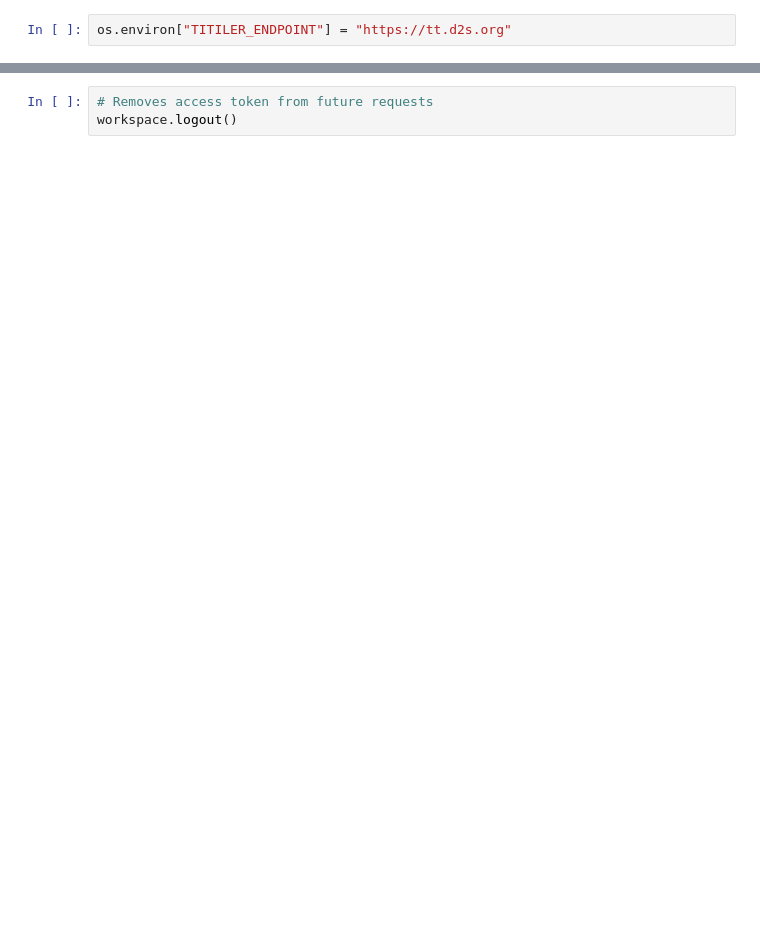
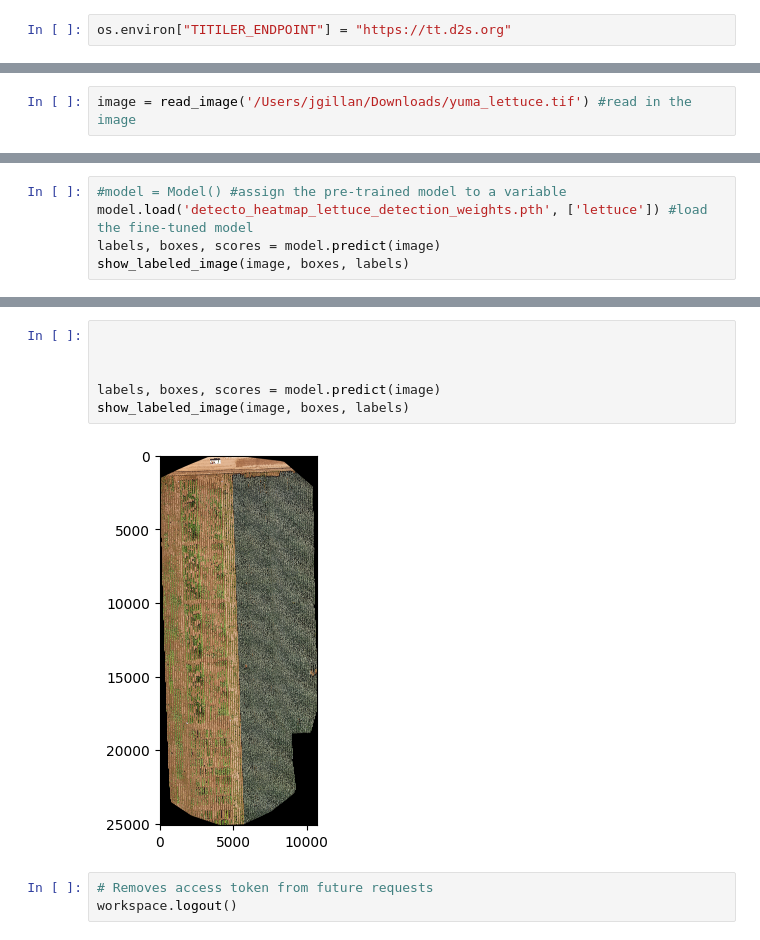
Before and after one commit to jeffgillan/data2science, a Jupyter notebook: notebooks/d2s_basics.ipynb, the cells around one changed output, grey strips where cells are left out. Cells and saved outputs as stored; diff of their text form; blank space fills up the shorter version.

```diff
--- a/notebooks/d2s_basics.ipynb
+++ b/notebooks/d2s_basics.ipynb
@@ -127,0 +193,2 @@ Map(center=[20, 0], controls=(ZoomControl(options=['position', 'zoom_in_text', '
+# %%
+image = read_image('/Users/jgillan/Downloads/yuma_lettuce.tif') #read in the image
@@ -127,0 +199,5 @@ Map(center=[20, 0], controls=(ZoomControl(options=['position', 'zoom_in_text', '
+# %%
+#model = Model() #assign the pre-trained model to a variable
+model.load('detecto_heatmap_lettuce_detection_weights.pth', ['lettuce']) #load the fine-tuned model
+labels, boxes, scores = model.predict(image)
+show_labeled_image(image, boxes, labels)
@@ -128,3 +209,11 @@ Map(center=[20, 0], controls=(ZoomControl(options=['position', 'zoom_in_text', '
+# %%
+
+
+
+labels, boxes, scores = model.predict(image)
+show_labeled_image(image, boxes, labels)
+# %% [output]
+[figure, added]
 # %%
 # Removes access token from future requests
 workspace.logout()
```
Also changed, not shown: parts of 13 cells of this notebook.
